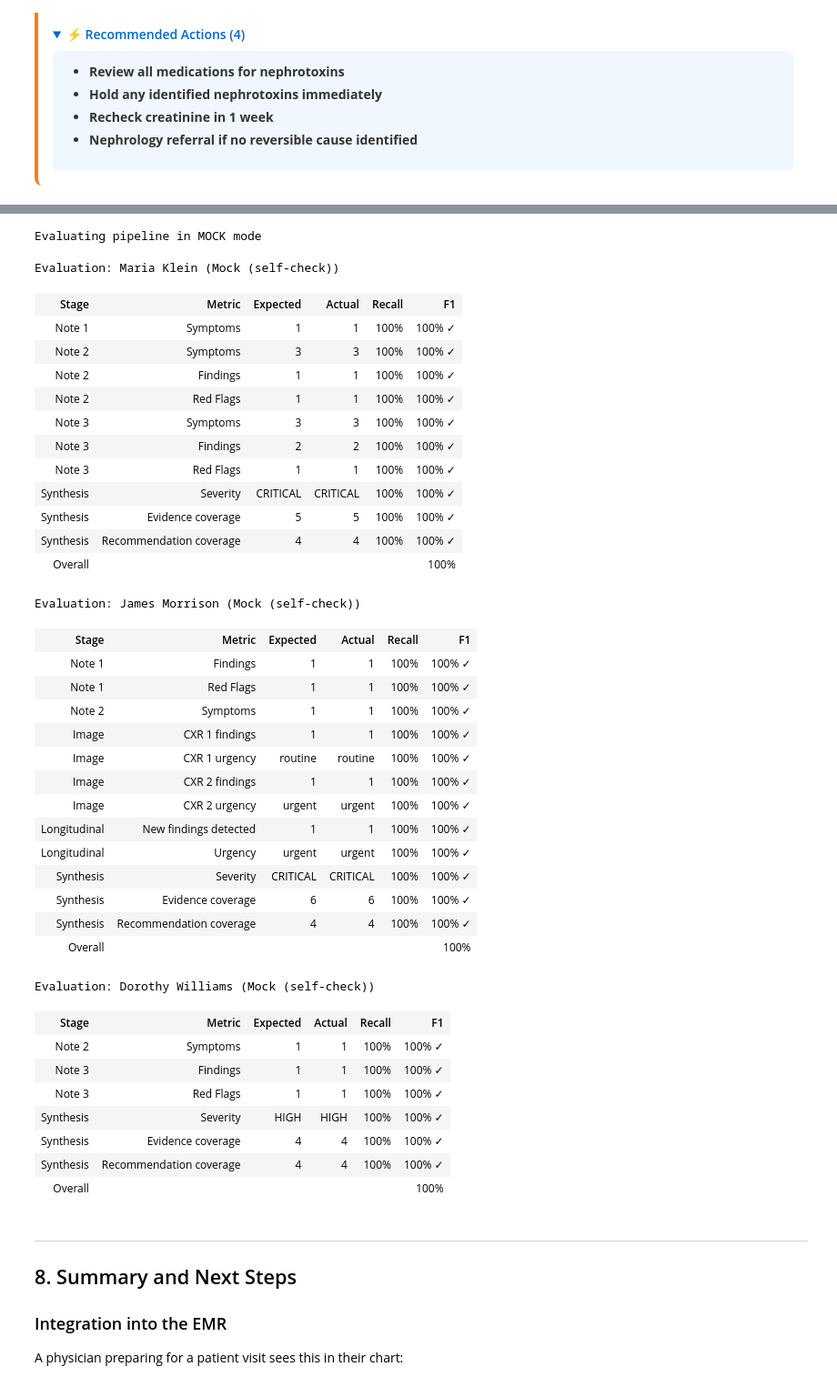
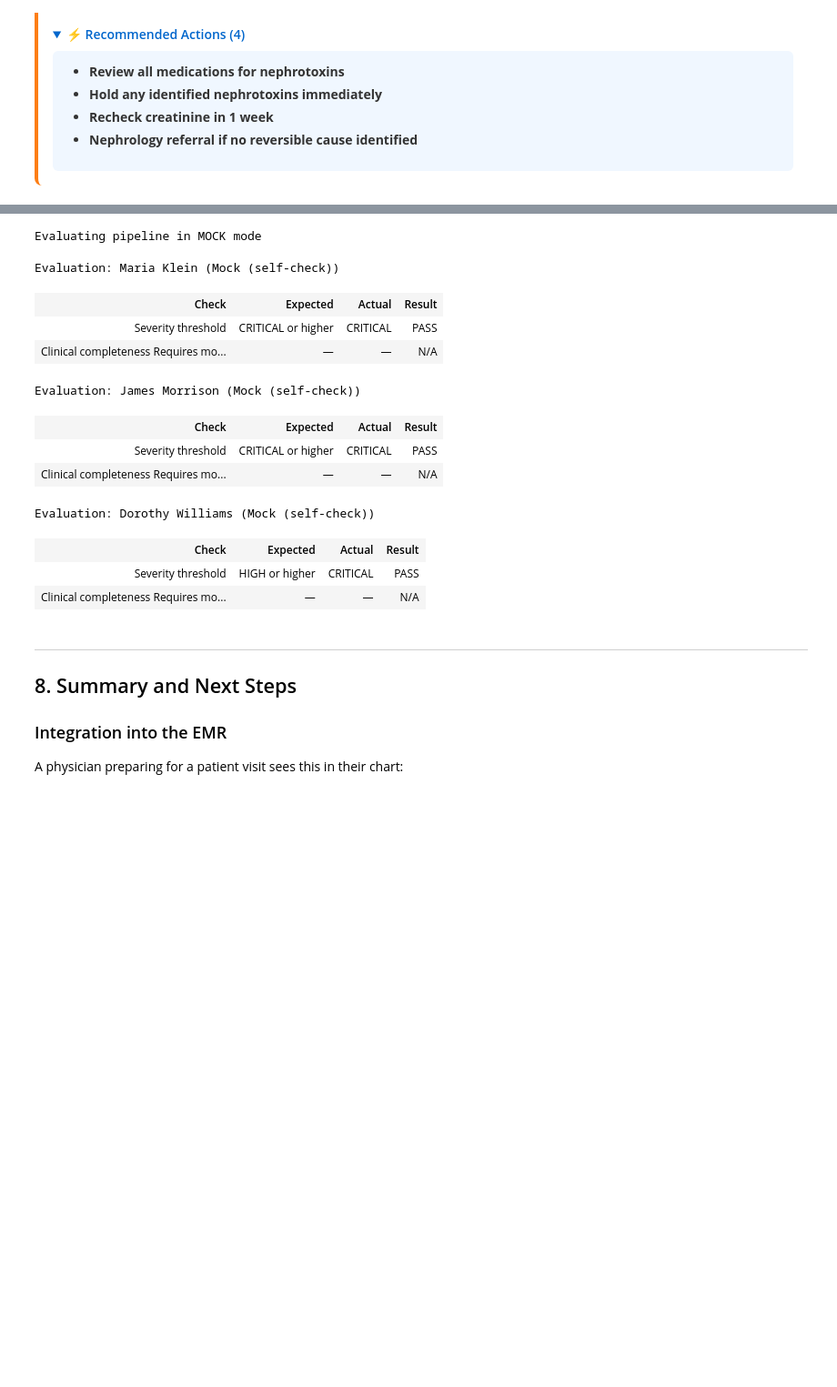
Before and after one commit to jdlaurence/cca, a Jupyter notebook: cca_submission.ipynb, the cells around one changed output, grey strips where cells are left out. Shown at 91% size. Drawn from its saved outputs; the diff is of its cells as text; code cells hidden in the pictures; folded sections open; blank space fills up the shorter version.

Commit message:
add llm as judge eval

```diff
--- a/cca_submission.ipynb
+++ b/cca_submission.ipynb
@@ -2144,66 +2034,37 @@ print("✓ Evaluation framework loaded")
 # %%
 # =============================================================================
 # Run Evaluation: All Patients
 # =============================================================================
 
 mode_label = "MedGemma 1.5 4B" if USE_MEDGEMMA else "Mock (self-check)"
+judge_model = MEDGEMMA_MODEL if USE_MEDGEMMA else None
+judge_processor = MEDGEMMA_PROCESSOR if USE_MEDGEMMA else None
 print(f"Evaluating pipeline in {'MODEL' if USE_MEDGEMMA else 'MOCK'} mode\n")
 
 for patient in [maria, james, dorothy]:
-    # Run pipeline
     context = run_stage1_extraction(patient, note_extractor, image_analyzer)
     medgemma_alerts = synthesizer.generate_alerts(context)
+    safety_alerts = run_safety_rules(patient)
+    all_alerts = medgemma_alerts + safety_alerts
 
-    # Build expected keys for note extractions
-    note_keys = [(patient.id, i) for i in range(len(patient.notes))]
-
-    # Collect all evaluation rows
-    rows = []
-    rows += evaluate_note_extractions(context.note_extractions, note_keys, patient.id)
-    rows += evaluate_image_analyses(context.image_analyses, patient)
-    rows += evaluate_longitudinal(context.longitudinal_comparisons, patient)
-    rows += evaluate_alerts(medgemma_alerts, patient)
-
-    render_evaluation(f"{patient.name} ({mode_label})", rows)
+    results = []
+    results.append(evaluate_severity(all_alerts, patient))
+    results.append(evaluate_with_judge(all_alerts, patient, judge_model, judge_processor))
+    render_evaluation(f"{patient.name} ({mode_label})", results)
 # %% [output]
 Evaluating pipeline in MOCK mode
 Evaluation: Maria Klein (Mock (self-check))
-| Stage | Metric | Expected | Actual | Recall | F1 |
-| Note 1 | Symptoms | 1 | 1 | 100% | 100% ✓ |
-| Note 2 | Symptoms | 3 | 3 | 100% | 100% ✓ |
-| Note 2 | Findings | 1 | 1 | 100% | 100% ✓ |
-| Note 2 | Red Flags | 1 | 1 | 100% | 100% ✓ |
-| Note 3 | Symptoms | 3 | 3 | 100% | 100% ✓ |
-| Note 3 | Findings | 2 | 2 | 100% | 100% ✓ |
-| Note 3 | Red Flags | 1 | 1 | 100% | 100% ✓ |
-| Synthesis | Severity | CRITICAL | CRITICAL | 100% | 100% ✓ |
-| Synthesis | Evidence coverage | 5 | 5 | 100% | 100% ✓ |
-| Synthesis | Recommendation coverage | 4 | 4 | 100% | 100% ✓ |
-| Overall |  |  |  |  | 100% |
+| Check | Expected | Actual | Result |
+| Severity threshold | CRITICAL or higher | CRITICAL | PASS |
+| Clinical completeness Requires mo... | — | — | N/A |
 Evaluation: James Morrison (Mock (self-check))
-| Stage | Metric | Expected | Actual | Recall | F1 |
-| Note 1 | Findings | 1 | 1 | 100% | 100% ✓ |
-| Note 1 | Red Flags | 1 | 1 | 100% | 100% ✓ |
-| Note 2 | Symptoms | 1 | 1 | 100% | 100% ✓ |
-| Image | CXR 1 findings | 1 | 1 | 100% | 100% ✓ |
-| Image | CXR 1 urgency | routine | routine | 100% | 100% ✓ |
-| Image | CXR 2 findings | 1 | 1 | 100% | 100% ✓ |
-| Image | CXR 2 urgency | urgent | urgent | 100% | 100% ✓ |
-| Longitudinal | New findings detected | 1 | 1 | 100% | 100% ✓ |
-| Longitudinal | Urgency | urgent | urgent | 100% | 100% ✓ |
-| Synthesis | Severity | CRITICAL | CRITICAL | 100% | 100% ✓ |
-| Synthesis | Evidence coverage | 6 | 6 | 100% | 100% ✓ |
-| Synthesis | Recommendation coverage | 4 | 4 | 100% | 100% ✓ |
-| Overall |  |  |  |  | 100% |
+| Check | Expected | Actual | Result |
+| Severity threshold | CRITICAL or higher | CRITICAL | PASS |
+| Clinical completeness Requires mo... | — | — | N/A |
 Evaluation: Dorothy Williams (Mock (self-check))
-| Stage | Metric | Expected | Actual | Recall | F1 |
-| Note 2 | Symptoms | 1 | 1 | 100% | 100% ✓ |
-| Note 3 | Findings | 1 | 1 | 100% | 100% ✓ |
-| Note 3 | Red Flags | 1 | 1 | 100% | 100% ✓ |
-| Synthesis | Severity | HIGH | HIGH | 100% | 100% ✓ |
-| Synthesis | Evidence coverage | 4 | 4 | 100% | 100% ✓ |
-| Synthesis | Recommendation coverage | 4 | 4 | 100% | 100% ✓ |
-| Overall |  |  |  |  | 100% |
+| Check | Expected | Actual | Result |
+| Severity threshold | HIGH or higher | CRITICAL | PASS |
+| Clinical completeness Requires mo... | — | — | N/A |
 # %% [markdown]
 ---
 ## 8. Summary and Next Steps
```
Also changed, not shown: parts of 4 cells of this notebook, 1 other file.
